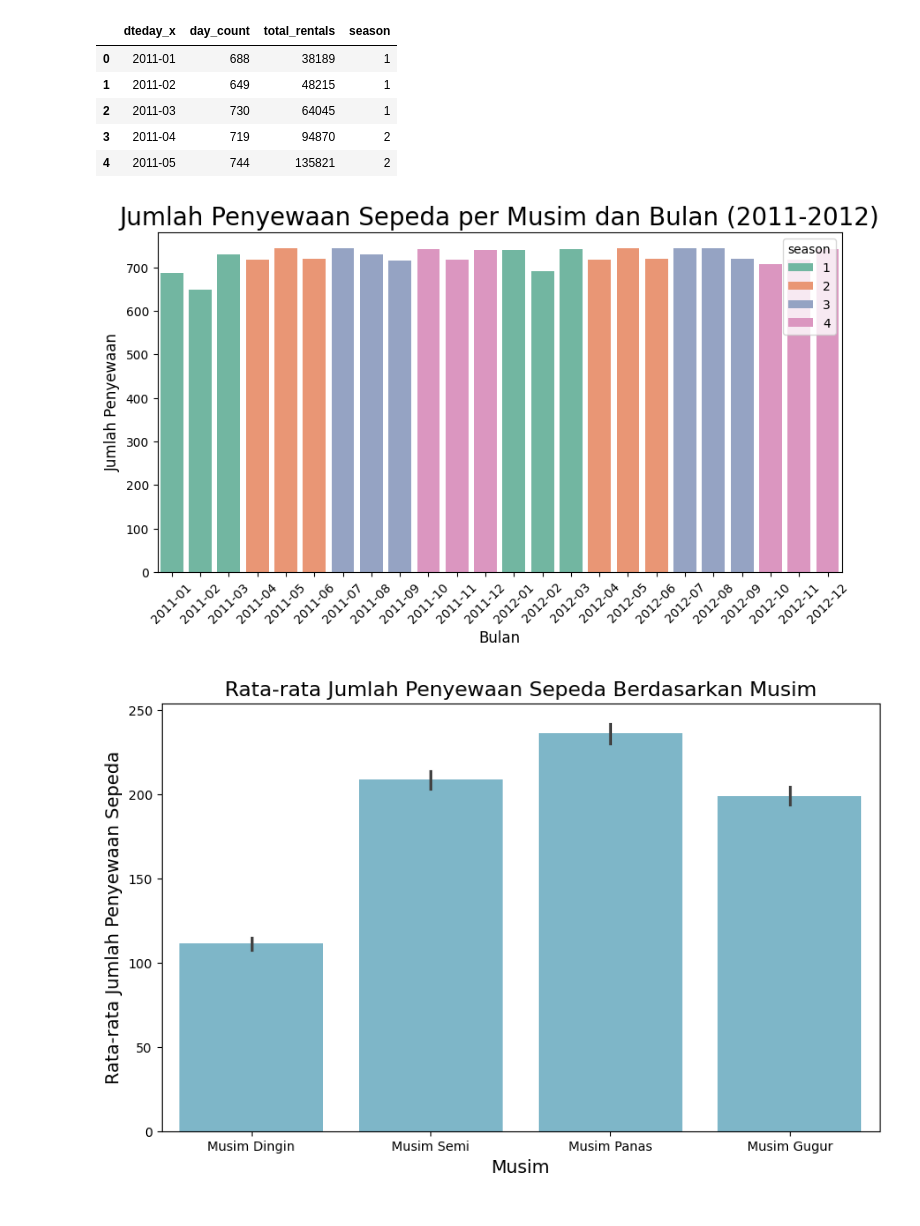
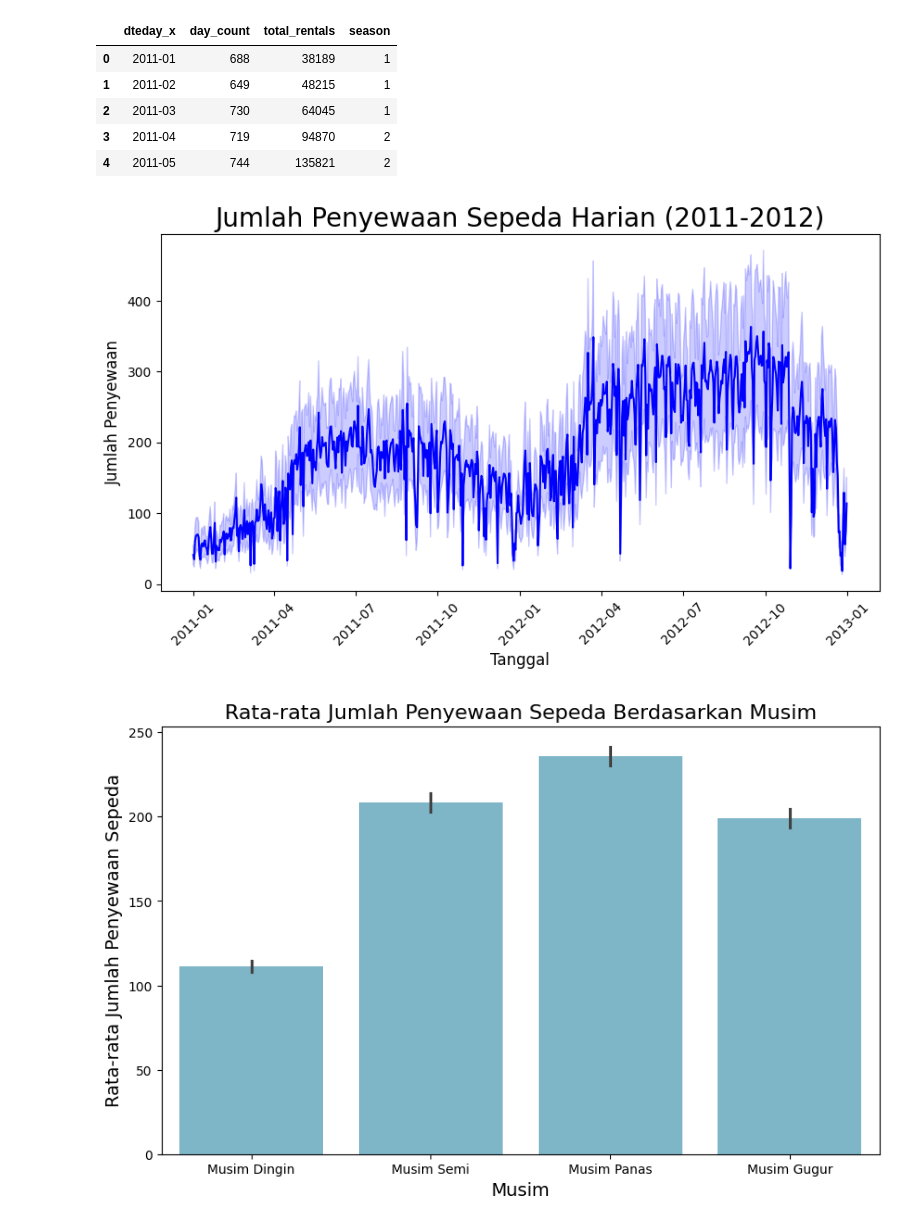
Before and after one commit to rifkurniawan-dev/projek_arif, a Jupyter notebook: Proyek_Analisis_Data_Arif.ipynb, the cells around one changed output. Saved outputs shown, nothing was run; the diff lists cells and outputs as text; code cells hidden in the pictures.

```diff
--- a/Proyek_Analisis_Data_Arif.ipynb
+++ b/Proyek_Analisis_Data_Arif.ipynb
@@ -539,21 +539,14 @@ monthly_day_df.head()
 | 4 | 2011-05 | 744 | 135821 | 2 |
 # %%
 plt.figure(figsize=(10, 5))
-sns.barplot(
-    x='dteday_x',
-    y='day_count',
-    hue='season',
-    data=monthly_day_df,
-    palette="Set2"
-)
-plt.title("Jumlah Penyewaan Sepeda per Musim dan Bulan (2011-2012)", loc="center", fontsize=20)
-plt.xlabel("Bulan", fontsize=12)
-plt.ylabel("Jumlah Penyewaan", fontsize=12)
-plt.xticks(rotation=45, fontsize=10)
-plt.yticks(fontsize=10)
+sns.lineplot(x='dteday_x', y='cnt_x', data=hour_day_df, color='blue')
+plt.title('Jumlah Penyewaan Sepeda Harian (2011-2012)', fontsize=20)
+plt.xlabel('Tanggal', fontsize=12)
+plt.ylabel('Jumlah Penyewaan', fontsize=12)
+plt.xticks(rotation=45)
 plt.show()
 # %% [output]
-[figure, old version]
+[figure, new version]
 # %%
 plt.figure(figsize=(10, 6))
 sns.barplot(x='season', y='cnt', data=hour_df, color="#72BCD4")
```
Also changed, not shown: parts of 5 cells of this notebook.
